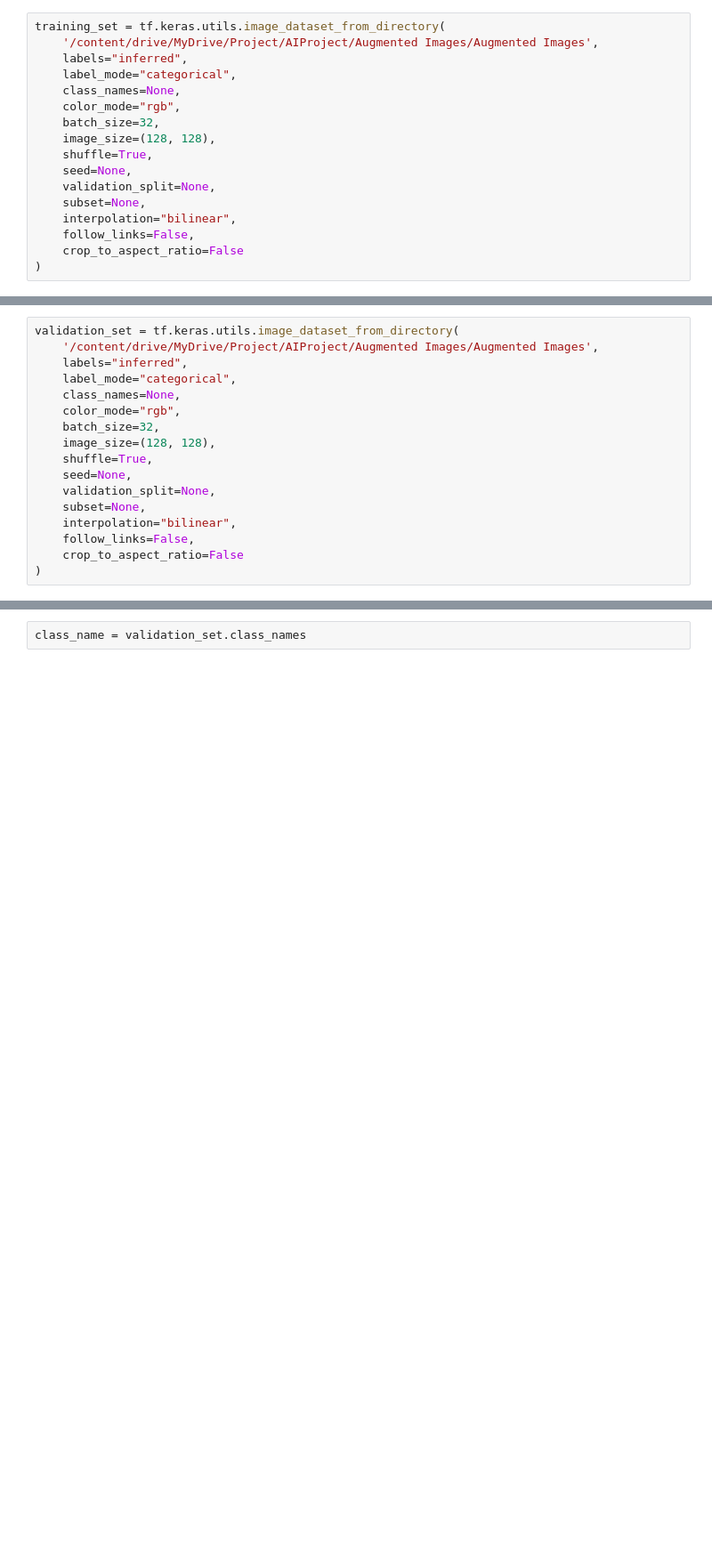
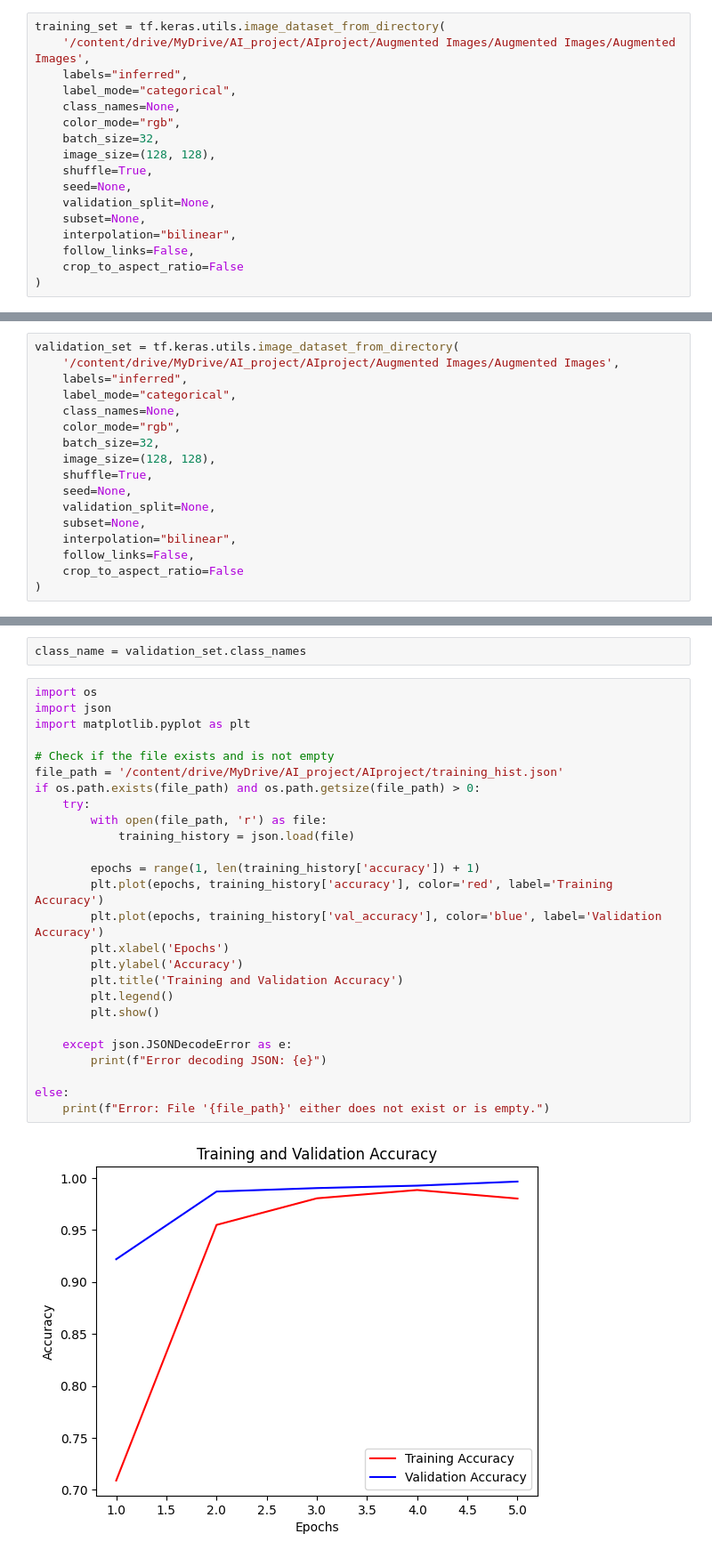
Before and after one commit to hackerpranavpandey/AI-Course-Semester-Project, a Jupyter notebook: Train_Plant_Categories.ipynb, the cells around one changed output, grey strips where cells are left out. Shown at 89% size. Cells and saved outputs as stored; diff of their text form; blank space fills up the shorter version.

Commit message:
Add some visualization and resolved error
visualization for accuracy versus epochs and a heatmap for some testing purposes

```diff
--- a/Train_Plant_Categories.ipynb
+++ b/Train_Plant_Categories.ipynb
@@ -10,7 +10,7 @@ import pandas as pd
 import seaborn as sns
 # %%
 training_set = tf.keras.utils.image_dataset_from_directory(
-    '/content/drive/MyDrive/Project/AIProject/Augmented Images/Augmented Images',
+    '/content/drive/MyDrive/AI_project/AIproject/Augmented Images/Augmented Images/Augmented Images',
     labels="inferred",
     label_mode="categorical",
     class_names=None,
@@ -30,6 +30,6 @@ Found 8120 files belonging to 6 classes.
 # %%
 validation_set = tf.keras.utils.image_dataset_from_directory(
-    '/content/drive/MyDrive/Project/AIProject/Augmented Images/Augmented Images',
+    '/content/drive/MyDrive/AI_project/AIproject/Augmented Images/Augmented Images',
     labels="inferred",
     label_mode="categorical",
     class_names=None,
@@ -179,3 +147,31 @@ with open('training_hist.json','w') as f:
 print(training_history.history.keys())
 # %%
 class_name = validation_set.class_names
+# %%
+import os
+import json
+import matplotlib.pyplot as plt
+
+# Check if the file exists and is not empty
+file_path = '/content/drive/MyDrive/AI_project/AIproject/training_hist.json'
+if os.path.exists(file_path) and os.path.getsize(file_path) > 0:
+    try:
+        with open(file_path, 'r') as file:
+            training_history = json.load(file)
+
+        epochs = range(1, len(training_history['accuracy']) + 1)
+        plt.plot(epochs, training_history['accuracy'], color='red', label='Training Accuracy')
+        plt.plot(epochs, training_history['val_accuracy'], color='blue', label='Validation Accuracy')
+        plt.xlabel('Epochs')
+        plt.ylabel('Accuracy')
+        plt.title('Training and Validation Accuracy')
+        plt.legend()
+        plt.show()
+
+    except json.JSONDecodeError as e:
+        print(f"Error decoding JSON: {e}")
+
+else:
+    print(f"Error: File '{file_path}' either does not exist or is empty.")
+# %% [output]
+[figure, added]
```
Also changed, not shown: parts of 19 cells of this notebook.
